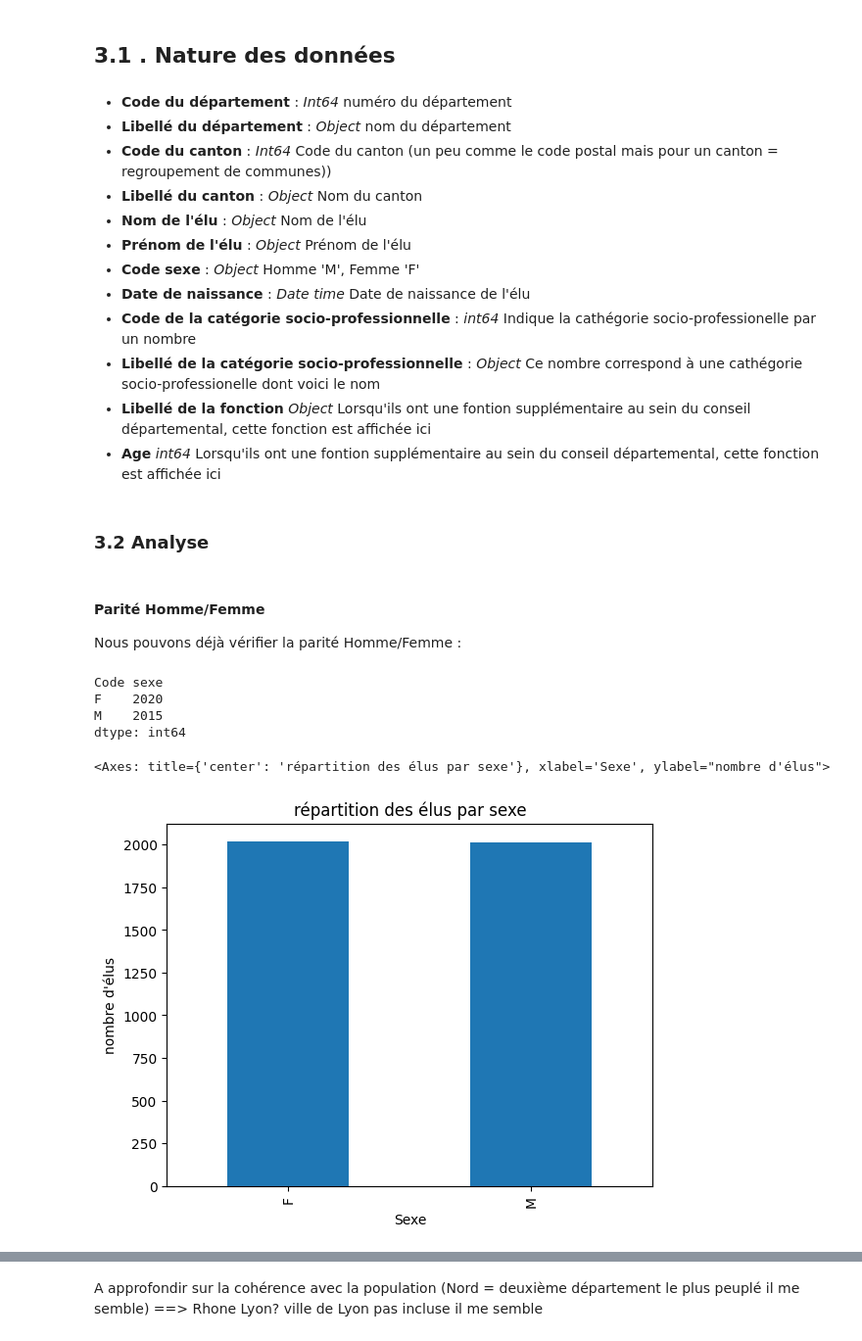
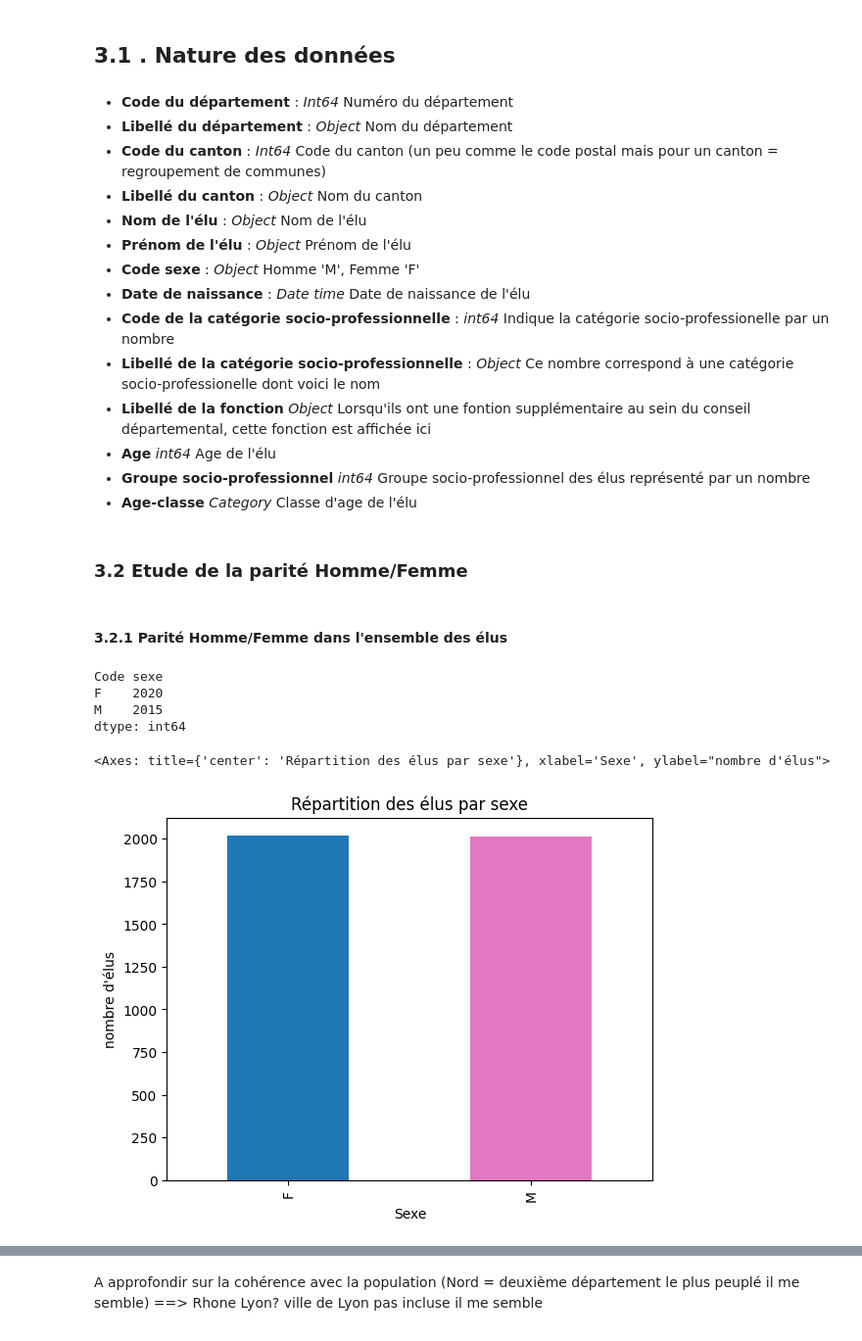
Before and after one commit to matyseyheraguibel/analyse_elus_MatysMaxime, a Jupyter notebook: Analyse_dataset_elus_departementaux.ipynb, the cells around one changed output, grey strips where cells are left out. Shown at 98% size. Cells and saved outputs as stored; diff of their text form; code cells hidden in the pictures.

```diff
--- a/Analyse_dataset_elus_departementaux.ipynb
+++ b/Analyse_dataset_elus_departementaux.ipynb
@@ -257,0 +367,3 @@ departement=dfbase.groupby(by='Libellé du département')
+# %%
+dfbase['Age-classe']=pd.cut(dfbase['Age'], bins=[20,30,40,50,60,70,80,90], labels=['très jeunes élus', 'jeunes élus','élus','élus moyen','ainés','retraités','anciens'])
+dfbase.head()
@@ -260,23 +381,24 @@ departement=dfbase.groupby(by='Libellé du département')
 # %% [markdown]
 ## 3.1 . Nature des données
 # %% [markdown]
- - **Code du département** : *Int64* numéro du département
- - **Libellé du département** : *Object* nom du département
- - **Code du canton** : *Int64* Code du canton (un peu comme le code postal mais pour un canton = regroupement de communes))
+ - **Code du département** : *Int64* Numéro du département
+ - **Libellé du département** : *Object* Nom du département
+ - **Code du canton** : *Int64* Code du canton (un peu comme le code postal mais pour un canton = regroupement de communes)
  - **Libellé du canton** : *Object* Nom du canton
  - **Nom de l'élu** : *Object* Nom de l'élu
  - **Prénom de l'élu** : *Object* Prénom de l'élu
  - **Code sexe** : *Object* Homme 'M', Femme 'F'
  - **Date de naissance** : *Date time* Date de naissance de l'élu
- - **Code de la catégorie socio-professionnelle** : *int64* Indique la cathégorie socio-professionelle par un nombre
- - **Libellé de la catégorie socio-professionnelle** : *Object* Ce nombre correspond à une cathégorie socio-professionelle dont voici le nom
+ - **Code de la catégorie socio-professionnelle** : *int64* Indique la catégorie socio-professionelle par un nombre
+ - **Libellé de la catégorie socio-professionnelle** : *Object* Ce nombre correspond à une catégorie socio-professionelle dont voici le nom
  - **Libellé de la fonction** *Object* Lorsqu'ils ont une fontion supplémentaire au sein du conseil départemental, cette fonction est affichée ici
- - **Age** *int64* Lorsqu'ils ont une fontion supplémentaire au sein du conseil départemental, cette fonction est affichée ici
+ - **Age** *int64* Age de l'élu
+ - **Groupe socio-professionnel** *int64* Groupe socio-professionnel des élus représenté par un nombre
+ - **Age-classe** *Category* Classe d'age de l'élu
 # %% [markdown]
-### 3.2 Analyse
+### 3.2 Etude de la parité Homme/Femme
-# %% [markdown]
-#### Parité Homme/Femme
-Nous pouvons déjà vérifier la parité Homme/Femme :
+# %% [markdown]
+#### 3.2.1 Parité Homme/Femme dans l'ensemble des élus
 # %%
 groupsexe=dfbase.groupby(by='Code sexe')
 groupsexe.size()
@@ -286,8 +408,8 @@ F    2020
 M    2015
 dtype: int64
 # %%
-groupsexe.size().plot(kind='bar', xlabel="Sexe", ylabel="nombre d'élus", title="répartition des élus par sexe")
+groupsexe.size().plot(kind='bar', xlabel="Sexe", ylabel="nombre d'élus", title="Répartition des élus par sexe", color={"#e377c2", "#1f77b4"})
 # %% [output]
-<Axes: title={'center': 'répartition des élus par sexe'}, xlabel='Sexe', ylabel="nombre d'élus">
+<Axes: title={'center': 'Répartition des élus par sexe'}, xlabel='Sexe', ylabel="nombre d'élus">
-[figure, old version]
+[figure, new version]
 # %% [markdown]
```
Also changed, not shown: parts of 96 cells of this notebook.
